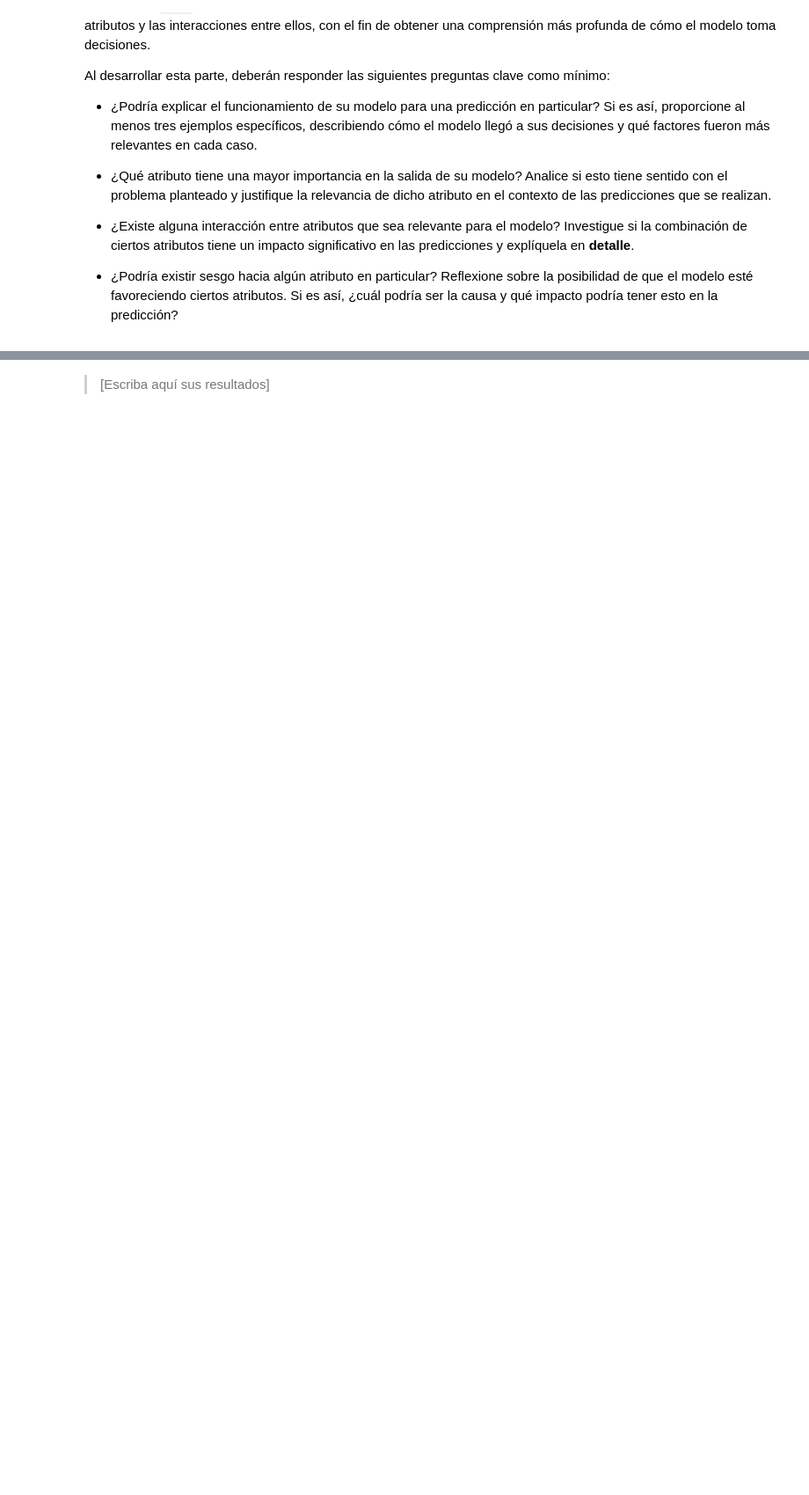
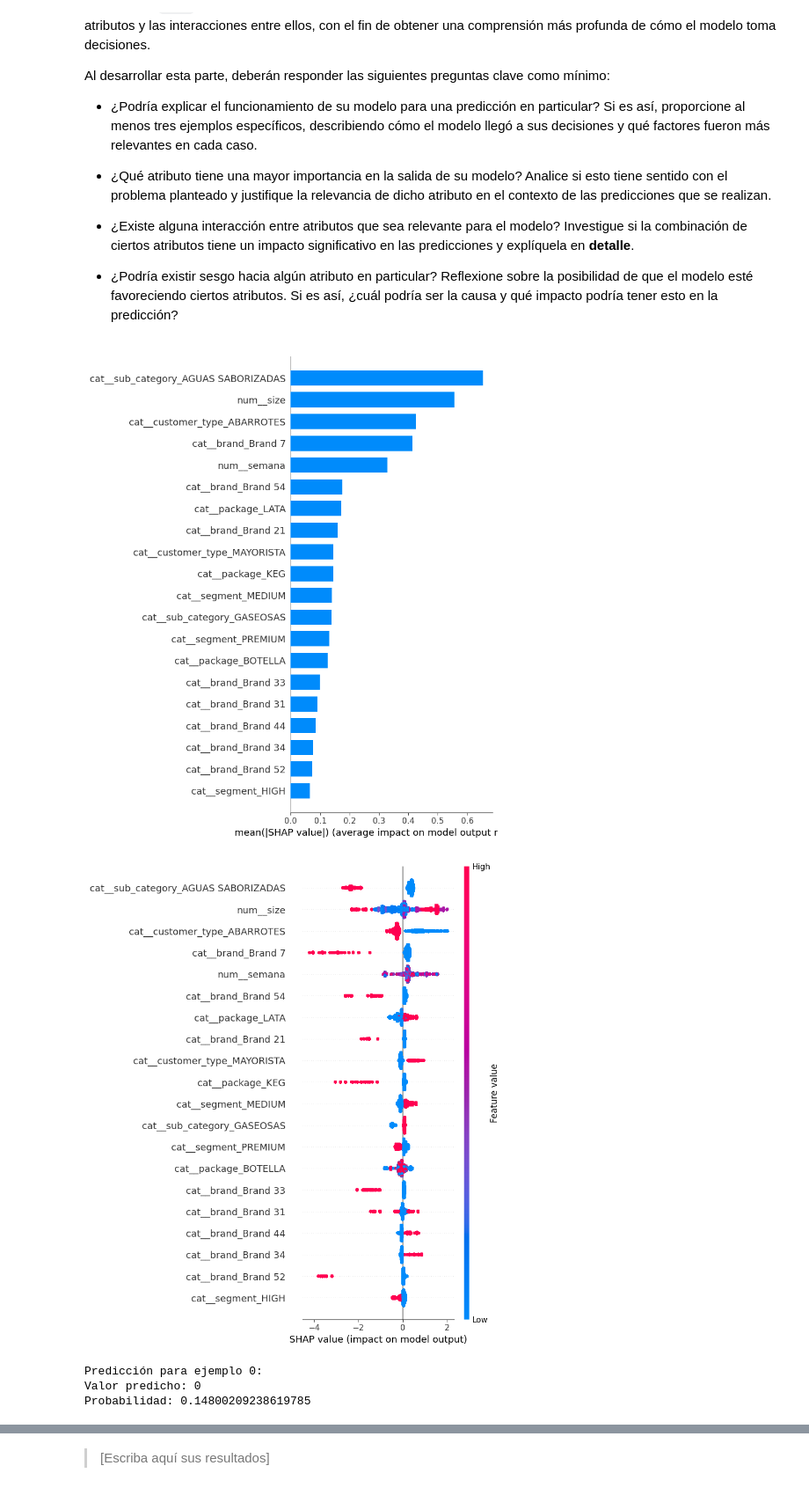
Before and after one commit to jp835/Repositorio-laboratorio-de-programaci-n-cient-fica-grupo-LosTcg, a Jupyter notebook: Proyecto_avances/enunciado_entrega1_intento.ipynb, the cells around one changed output, grey strips where cells are left out. Shown at 88% size. Cells and saved outputs as stored; diff of their text form; code cells hidden in the pictures; blank space fills up the shorter version.

Commit message:
Modelos y mas

```diff
--- a/Proyecto_avances/enunciado_entrega1_intento.ipynb
+++ b/Proyecto_avances/enunciado_entrega1_intento.ipynb
@@ -774,0 +1053,53 @@ Al desarrollar esta parte, deberán responder las siguientes preguntas clave com
+# %%
+import shap
+import matplotlib.pyplot as plt
+import pandas as pd
+import numpy as np
+
+# Seleccionamos el modelo LightGBM
+
+lgb_model = final_models["LightGBM_GPU_Opt"]
+
+# Transformar X_test usando el preprocesador del pipeline
+X_test_transformed = preprocessor.transform(X_test)
+
+# Convertir a DataFrame con nombres de columnas para SHAP
+if hasattr(X_test_transformed, "toarray"):  # sparse matrix
+    X_test_transformed = X_test_transformed.toarray()
+
+X_test_transformed_df = pd.DataFrame(
+    X_test_transformed,
+    columns=preprocessor.get_feature_names_out()
+)
+
+
+# Crear explainer SHAP para LightGBM
+
+explainer = shap.TreeExplainer(lgb_model)
+shap_values = explainer.shap_values(X_test_transformed_df)
+
+
+# Visualización de importancia global
+
+shap.summary_plot(shap_values, X_test_transformed_df, plot_type="bar")
+shap.summary_plot(shap_values, X_test_transformed_df)
+
+# Analizar predicciones individuales
+
+for i in [0, 1, 2]:  # los primeros 3 registros de X_test
+    print(f"\nPredicción para ejemplo {i}:")
+    print("Valor predicho:", lgb_model.predict(X_test_transformed_df.iloc[[i]])[0])
+    print("Probabilidad:", lgb_model.predict_proba(X_test_transformed_df.iloc[[i]])[0, 1])
+
+    shap.force_plot(
+        explainer.expected_value,
+        shap_values[i, :],
+        X_test_transformed_df.iloc[i, :],
+        matplotlib=True
+    )
+# %% [output]
+[figure, added]
+[figure, added]
+Predicción para ejemplo 0:
+Valor predicho: 0
+Probabilidad: 0.14800209238619785
```
Also changed, not shown: parts of 9 cells of this notebook.
